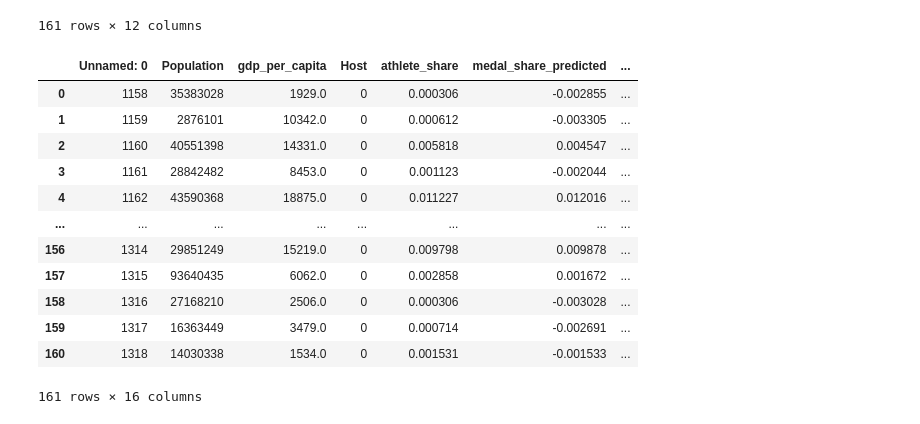
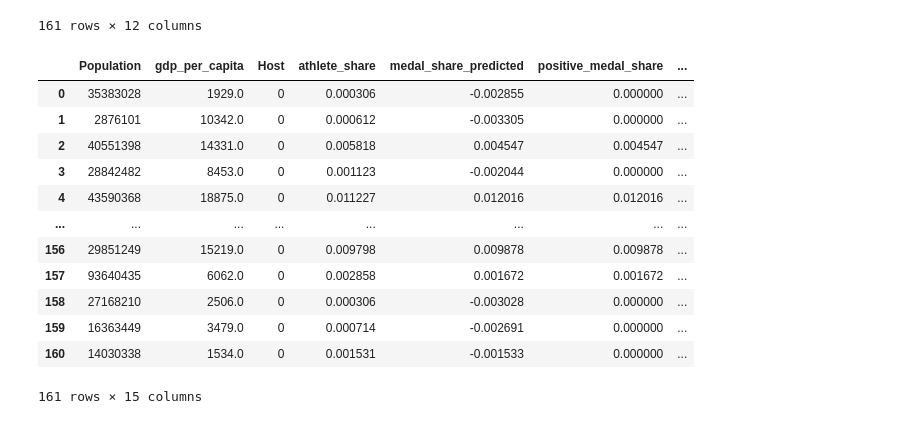
Before and after one commit to olympics2022/olympic_medal_analysis, a Jupyter notebook: Analysis/summer_ML_analysis.ipynb, the cells around one changed output. Cells and saved outputs as stored; diff of their text form; code cells hidden in the pictures.

Commit message:
Merging Summer ML final

```diff
--- a/Analysis/summer_ML_analysis.ipynb
+++ b/Analysis/summer_ML_analysis.ipynb
@@ -257,23 +257,23 @@ summer_ML_final_df.to_csv('../Resources/summer_ML_final_df.csv')
 # %%
 # reading in final with merged country lat long
 
-summer_ML_final_df = pd.read_csv('../Resources/summer_ML_final_df.csv')
+summer_ML_final_df = pd.read_csv('../Resources/summer_ML_final.csv')
 #summer_ML_final_df = summer_ML_final_df.drop(['Unnamed: 0'], axis=1)
 
 summer_ML_final_df
 #olympic_df = olympic_df.drop(['Unnamed: 0', 'athlete_count_y'], axis=1)
 # %% [output]
-|  | Unnamed: 0 | Population | gdp_per_capita | Host | athlete_share | medal_share_predicted | ... |
-| 0 | 1158 | 35383028 | 1929.0 | 0 | 0.000306 | -0.002855 | ... |
-| 1 | 1159 | 2876101 | 10342.0 | 0 | 0.000612 | -0.003305 | ... |
-| 2 | 1160 | 40551398 | 14331.0 | 0 | 0.005818 | 0.004547 | ... |
-| 3 | 1161 | 28842482 | 8453.0 | 0 | 0.001123 | -0.002044 | ... |
-| 4 | 1162 | 43590368 | 18875.0 | 0 | 0.011227 | 0.012016 | ... |
+|  | Population | gdp_per_capita | Host | athlete_share | medal_share_predicted | positive_medal_share | ... |
+| 0 | 35383028 | 1929.0 | 0 | 0.000306 | -0.002855 | 0.000000 | ... |
+| 1 | 2876101 | 10342.0 | 0 | 0.000612 | -0.003305 | 0.000000 | ... |
+| 2 | 40551398 | 14331.0 | 0 | 0.005818 | 0.004547 | 0.004547 | ... |
+| 3 | 28842482 | 8453.0 | 0 | 0.001123 | -0.002044 | 0.000000 | ... |
+| 4 | 43590368 | 18875.0 | 0 | 0.011227 | 0.012016 | 0.012016 | ... |
 | ... | ... | ... | ... | ... | ... | ... | ... |
-| 156 | 1314 | 29851249 | 15219.0 | 0 | 0.009798 | 0.009878 | ... |
-| 157 | 1315 | 93640435 | 6062.0 | 0 | 0.002858 | 0.001672 | ... |
-| 158 | 1316 | 27168210 | 2506.0 | 0 | 0.000306 | -0.003028 | ... |
-| 159 | 1317 | 16363449 | 3479.0 | 0 | 0.000714 | -0.002691 | ... |
-| 160 | 1318 | 14030338 | 1534.0 | 0 | 0.001531 | -0.001533 | ... |
+| 156 | 29851249 | 15219.0 | 0 | 0.009798 | 0.009878 | 0.009878 | ... |
+| 157 | 93640435 | 6062.0 | 0 | 0.002858 | 0.001672 | 0.001672 | ... |
+| 158 | 27168210 | 2506.0 | 0 | 0.000306 | -0.003028 | 0.000000 | ... |
+| 159 | 16363449 | 3479.0 | 0 | 0.000714 | -0.002691 | 0.000000 | ... |
+| 160 | 14030338 | 1534.0 | 0 | 0.001531 | -0.001533 | 0.000000 | ... |
-161 rows × 16 columns
+161 rows × 15 columns
 # %%
```
Also changed, not shown: parts of 2 cells of this notebook, 1 other file.
